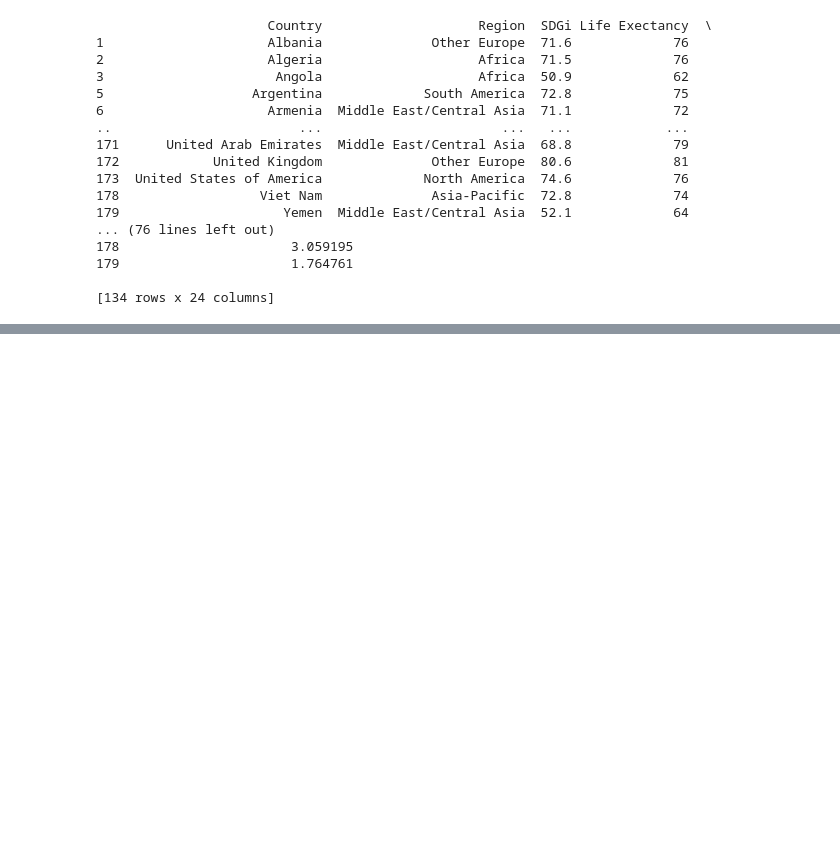
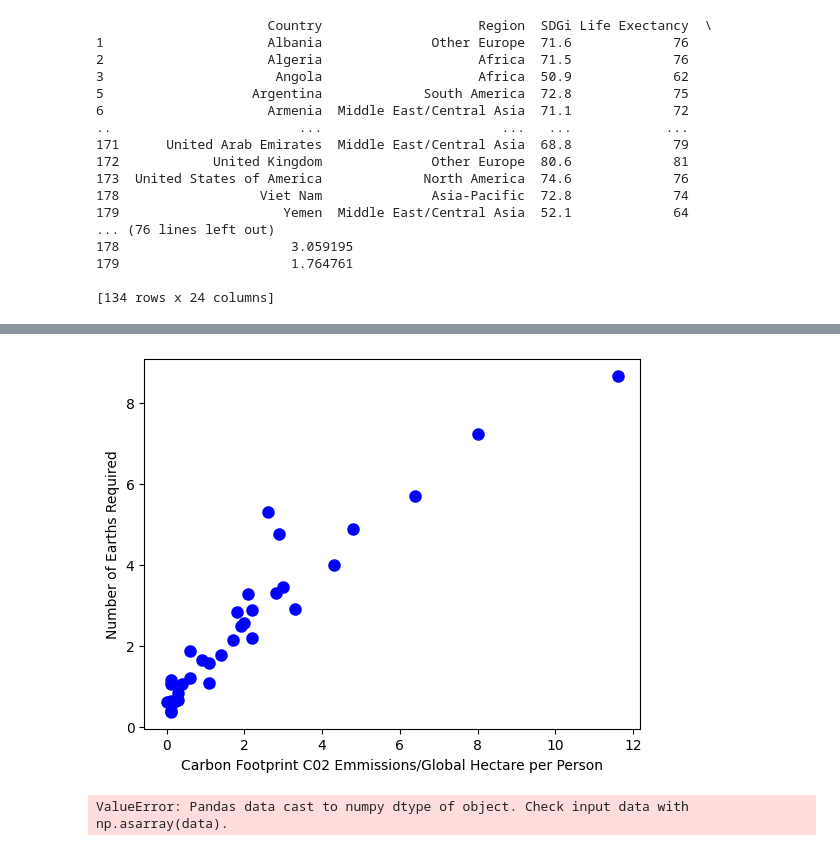
Before and after one commit to lizabethnt/project_4, a Jupyter notebook: global_ecological_exploratory_5-23.ipynb, the cells around one changed output, grey strips where cells are left out. Cells and saved outputs as stored; diff of their text form; code cells hidden in the pictures; blank space fills up the shorter version.

```diff
--- a/global_ecological_exploratory_5-23.ipynb
+++ b/global_ecological_exploratory_5-23.ipynb
@@ -287,0 +314,9 @@ dtype: object
+# %%
+# global_df[34:37]
+
+
+global_df.drop(global_df.index[[34,36]], inplace=True)
+global_df[34:37]
+
+global_df.reset_index(drop=True, inplace=True)
+global_df
@@ -287,0 +408,3 @@ dtype: object
+# %%
+# convert Life Exectancy from object to float
+global_df['Life Exectancy'] = pd.to_numeric(global_df['Life Exectancy'])
@@ -288,9 +413,9 @@ dtype: object
 # %%
 # Separate the data into labels and features
 # Separate the y variable, the labels
-y = global_df['Per Capita GDP']
+y = global_df['Number of Earths required']
 
 # Separate the X variable, the features
-X =global_df.drop(columns=['Per Capita GDP', 'Country', 'Region','Life Exectancy', 'SDGi', 'HDI', 'Income Group', 'Population (millions)',
+X =global_df.drop(columns=['Per Capita GDP', 'Country', 'Region', 'SDGi', 'HDI', 'Income Group',
                             'Total Ecological Footprint (Consumption)', 'Ecological (Deficit) or Reserve',
                              'Number of Earths required', 'Number of Countries required'])
@@ -444,0 +584,13 @@ AttributeError: 'numpy.ndarray' object has no attribute 'set_index'
+# %%
+# Plot outputs
+#plt.scatter(X_test, y_test, color="black")
+plt.scatter(X_test["Carbon Footprint"], y_pred, color="blue", linewidth=3)
+
+plt.xlabel("Carbon Footprint C02 Emmissions/Global Hectare per Person")
+plt.ylabel("Number of Earths Required")
+#plt.xticks(())
+#plt.yticks(())
+
+plt.show()
+# %% [output]
+[figure, added]
@@ -444,0 +600,7 @@ AttributeError: 'numpy.ndarray' object has no attribute 'set_index'
+# %%
+X_train2 = X_train
+X_train2 = sm.add_constant(X_train)
+est = sm.OLS(y_train, X_train2).fit()
+est.summary()
+# %% [output]
+ValueError: Pandas data cast to numpy dtype of object. Check input data with np.asarray(data).
```
Also changed, not shown: parts of 32 cells of this notebook, 1 other file.
